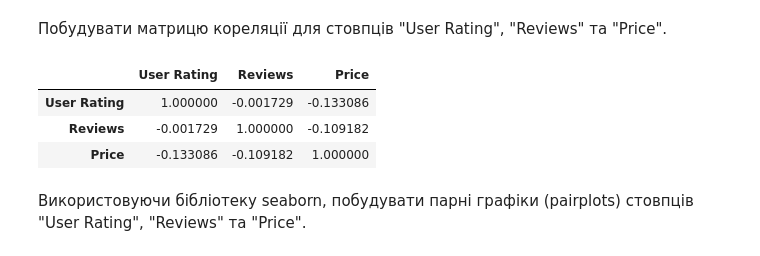
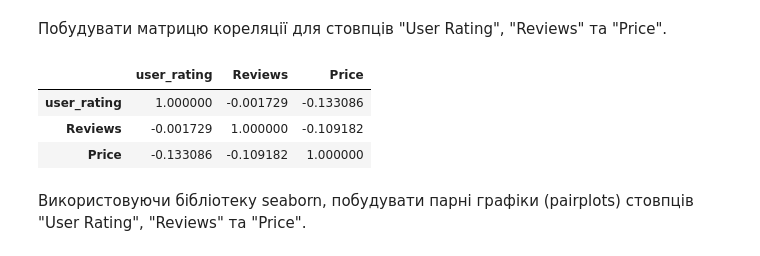
Before and after one commit to romaniuk-o/Python_Data_Science_HW6, a Jupyter notebook: HW_6.ipynb, the cells around one changed output. Saved outputs shown, nothing was run; the diff lists cells and outputs as text; code cells hidden in the pictures.

```diff
--- a/HW_6.ipynb
+++ b/HW_6.ipynb
@@ -80,0 +58,7 @@ df3 = (df2.filter(f.col('User Rating') > 4.7)).agg({'Price':'mean'}).show()
+# %%
+df2 = df.alias('df')
+df3 = df2.withColumnRenamed("User Rating", "user_rating")
+
+
+
+df4 = (df3.filter(f.col('user_rating') > 4.7)).agg({'Price':'mean'}).show()
@@ -91,11 +81,11 @@ plt.show()
 # %% [markdown]
 Побудувати матрицю кореляції для стовпців "User Rating", "Reviews" та "Price".
 # %%
-df5 = df['User Rating', 'Reviews', 'Price'].toPandas()
-df5.corr()
+df6 = df3['user_rating', 'Reviews', 'Price'].toPandas()
+df6.corr()
 # %% [output]
-|  | User Rating | Reviews | Price |
-| User Rating | 1.000000 | -0.001729 | -0.133086 |
+|  | user_rating | Reviews | Price |
+| user_rating | 1.000000 | -0.001729 | -0.133086 |
 | Reviews | -0.001729 | 1.000000 | -0.109182 |
 | Price | -0.133086 | -0.109182 | 1.000000 |
 # %% [markdown]
```
Also changed, not shown: parts of 20 cells of this notebook.
